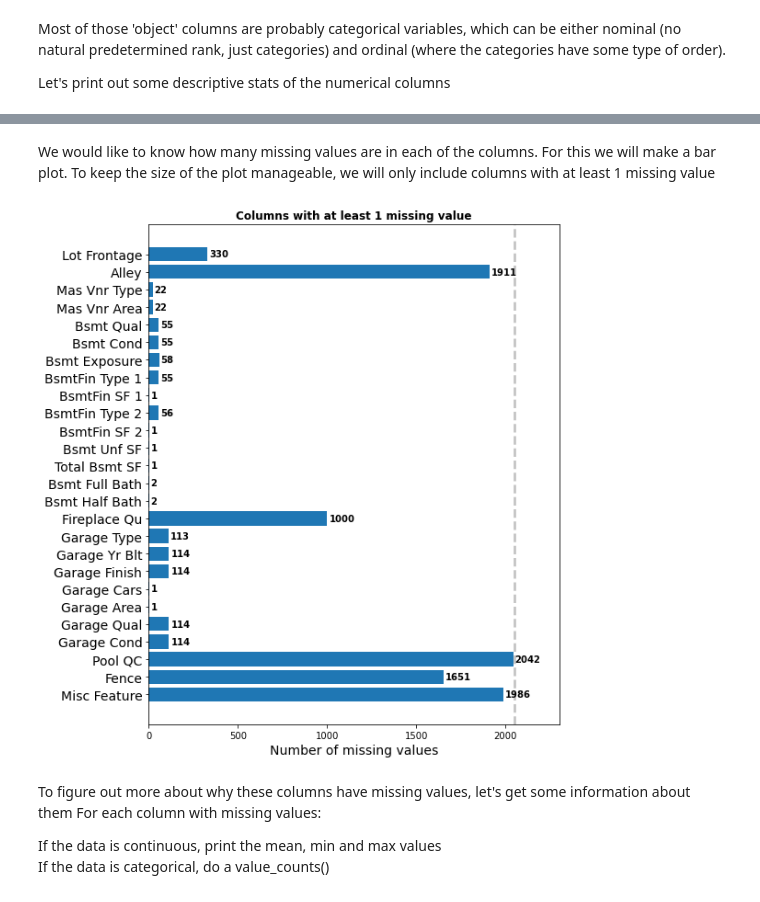
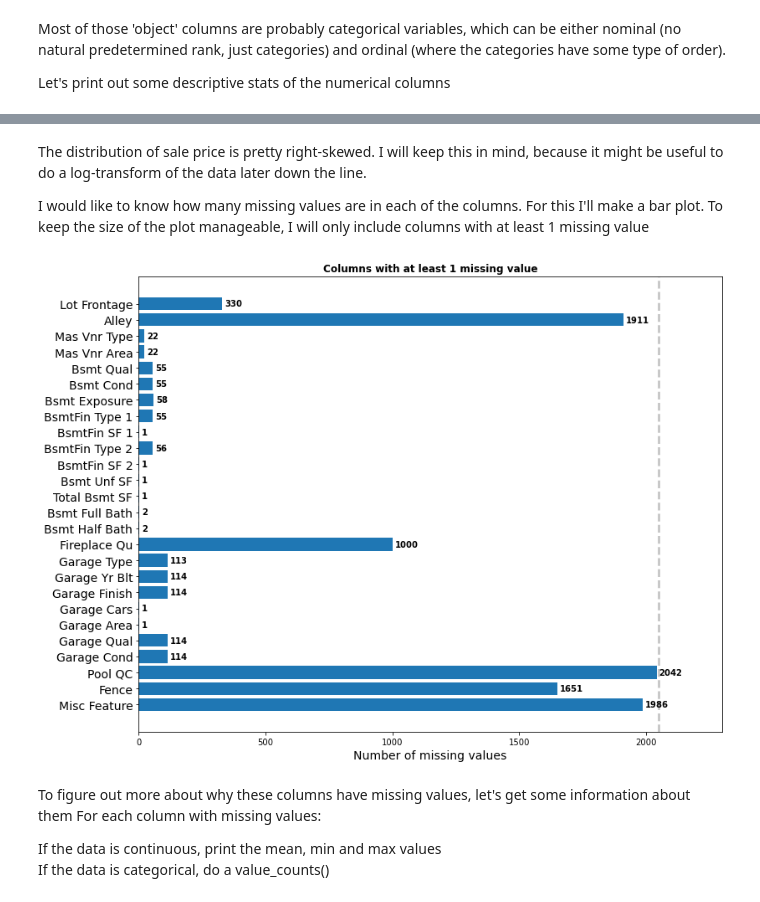
Before and after one commit to martijndevries/AmesHousingPrices, a Jupyter notebook: code/data_cleaning.ipynb, the cells around one changed output, grey strips where cells are left out. Saved outputs shown, nothing was run; the diff lists cells and outputs as text; code cells hidden in the pictures.

```diff
--- a/code/data_cleaning.ipynb
+++ b/code/data_cleaning.ipynb
@@ -79,5 +98,7 @@ ames_df.describe().T
 # %% [markdown]
-We would like to know how many missing values are in each of the columns. For this we will make a bar plot. To keep the size of the plot manageable, we will only include columns with at least  1 missing value
+The distribution of sale price is pretty right-skewed. I will keep this in mind, because it might be useful to do a log-transform of the data later down the line.
+
+I would like to know how many missing values are in each of the columns. For this I'll make a bar plot. To keep the size of the plot manageable, I will only include columns with at least  1 missing value
 # %%
 #make bar plot of missing values
 nan_l, col_l = [], []
@@ -85,35 +106,37 @@ for i, col in enumerate(ames_df.columns):
     mval = ames_df[col].isna().sum()
     if mval > 0:
         nan_l.append(mval)
         col_l.append(col)
 nan_arr = np.array(nan_l)
-fig, ax = plt.subplots(figsize=(8,10))
+fig, ax = plt.subplots(figsize=(12.5 ,10))
 y_pos = np.arange(len(col_l))
 
 ax.barh(y_pos, nan_arr, color='tab:blue')
 
 #this is a little awkward, but I couldn't find a better way to increase the fontsize of the y-labels
 #if you don't first set yticks specifically, matplotlib gives you a warning
 #apparently in the newest version of matplotlib, you can specify labels and fontsize in set_yticks
 ax.set_yticks(y_pos)
 ax.set_yticklabels(labels=col_l, fontsize=14)
 
 ax.invert_yaxis()
 
 #add labels: (note, there is a new function called
 #ax.bar_label but I have an older version of matplotlib installed)
 #I copied this from https://stackoverflow.com/questions/30228069/how-to-display-the-value-on-horizontal-bars
 for i, v in enumerate(nan_arr):
     ax.text(v + 10, i + 0.15, str(int(v)), color='black', fontweight='bold')
 
 ax.set_xlabel('Number of missing values', fontsize=14)
 ax.set_xlim(0, 2300)
 #add a dashed line to indicate the total number of rows in the data set
 ax.axvline(ames_df.shape[0], linestyle='dashed', alpha=0.5, color='grey', linewidth=2.5)
 ax.set_title('Columns with at least 1 missing value', fontweight='bold')
+
+plt.savefig('../figures/missingvals.png', dpi=300)
 plt.show()
 # %% [output]
-[figure, old version]
+[figure, new version]
 # %% [markdown]
 To figure out more about why these columns have missing values, let's get some information about them
 For each column with missing values:
```
Also changed, not shown: parts of 5 cells of this notebook, 9 other files.
